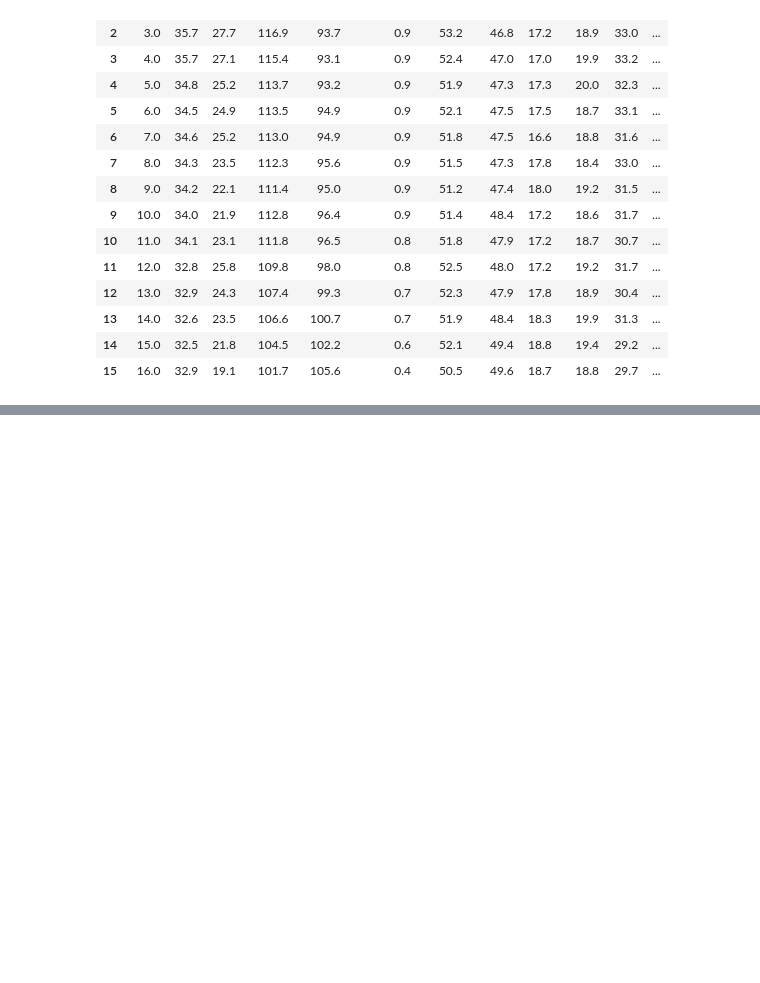
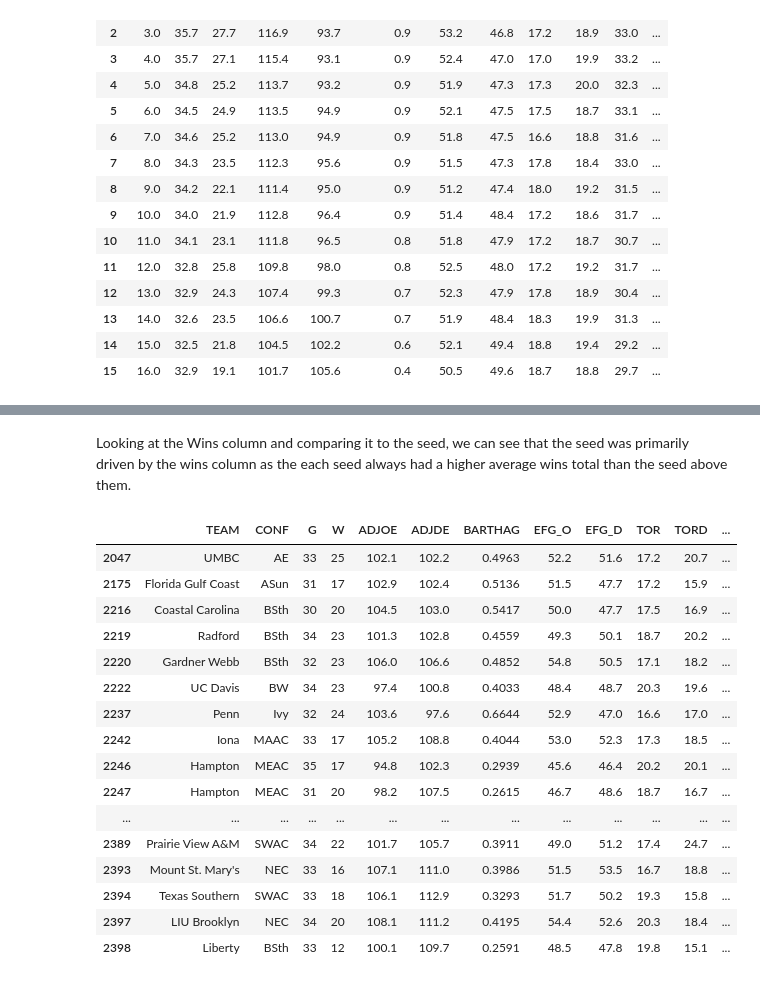
Before and after one commit to snayudu/cbbanalysis, a Jupyter notebook: CBB_Success_Factors.ipynb, the cells around one changed output, grey strips where cells are left out. Cells and saved outputs as stored; diff of their text form; code cells hidden in the pictures; blank space fills up the shorter version.

```diff
--- a/CBB_Success_Factors.ipynb
+++ b/CBB_Success_Factors.ipynb
@@ -166,0 +226,23 @@ https://www.ncaa.com/news/basketball-men/article/2019-06-05/mens-college-basketb
+# %% [markdown]
+Looking at the Wins column and comparing it to the seed, we can see that the seed was primarily driven by the wins column as the each seed always had a higher average wins total than the seed above them.
+# %%
+lastseed = playoffteams[playoffteams['SEED']==16]
+lastseed
+# %% [output]
+|  | TEAM | CONF | G | W | ADJOE | ADJDE | BARTHAG | EFG_O | EFG_D | TOR | TORD | ... |
+| 2047 | UMBC | AE | 33 | 25 | 102.1 | 102.2 | 0.4963 | 52.2 | 51.6 | 17.2 | 20.7 | ... |
+| 2175 | Florida Gulf Coast | ASun | 31 | 17 | 102.9 | 102.4 | 0.5136 | 51.5 | 47.7 | 17.2 | 15.9 | ... |
+| 2216 | Coastal Carolina | BSth | 30 | 20 | 104.5 | 103.0 | 0.5417 | 50.0 | 47.7 | 17.5 | 16.9 | ... |
+| 2219 | Radford | BSth | 34 | 23 | 101.3 | 102.8 | 0.4559 | 49.3 | 50.1 | 18.7 | 20.2 | ... |
+| 2220 | Gardner Webb | BSth | 32 | 23 | 106.0 | 106.6 | 0.4852 | 54.8 | 50.5 | 17.1 | 18.2 | ... |
+| 2222 | UC Davis | BW | 34 | 23 | 97.4 | 100.8 | 0.4033 | 48.4 | 48.7 | 20.3 | 19.6 | ... |
+| 2237 | Penn | Ivy | 32 | 24 | 103.6 | 97.6 | 0.6644 | 52.9 | 47.0 | 16.6 | 17.0 | ... |
+| 2242 | Iona | MAAC | 33 | 17 | 105.2 | 108.8 | 0.4044 | 53.0 | 52.3 | 17.3 | 18.5 | ... |
+| 2246 | Hampton | MEAC | 35 | 17 | 94.8 | 102.3 | 0.2939 | 45.6 | 46.4 | 20.2 | 20.1 | ... |
+| 2247 | Hampton | MEAC | 31 | 20 | 98.2 | 107.5 | 0.2615 | 46.7 | 48.6 | 18.7 | 16.7 | ... |
+| ... | ... | ... | ... | ... | ... | ... | ... | ... | ... | ... | ... | ... |
+| 2389 | Prairie View A&M | SWAC | 34 | 22 | 101.7 | 105.7 | 0.3911 | 49.0 | 51.2 | 17.4 | 24.7 | ... |
+| 2393 | Mount St. Mary's | NEC | 33 | 16 | 107.1 | 111.0 | 0.3986 | 51.5 | 53.5 | 16.7 | 18.8 | ... |
+| 2394 | Texas Southern | SWAC | 33 | 18 | 106.1 | 112.9 | 0.3293 | 51.7 | 50.2 | 19.3 | 15.8 | ... |
+| 2397 | LIU Brooklyn | NEC | 34 | 20 | 108.1 | 111.2 | 0.4195 | 54.4 | 52.6 | 20.3 | 18.4 | ... |
+| 2398 | Liberty | BSth | 33 | 12 | 100.1 | 109.7 | 0.2591 | 48.5 | 47.8 | 19.8 | 15.1 | ... |
```
Also changed, not shown: parts of 21 cells of this notebook.
